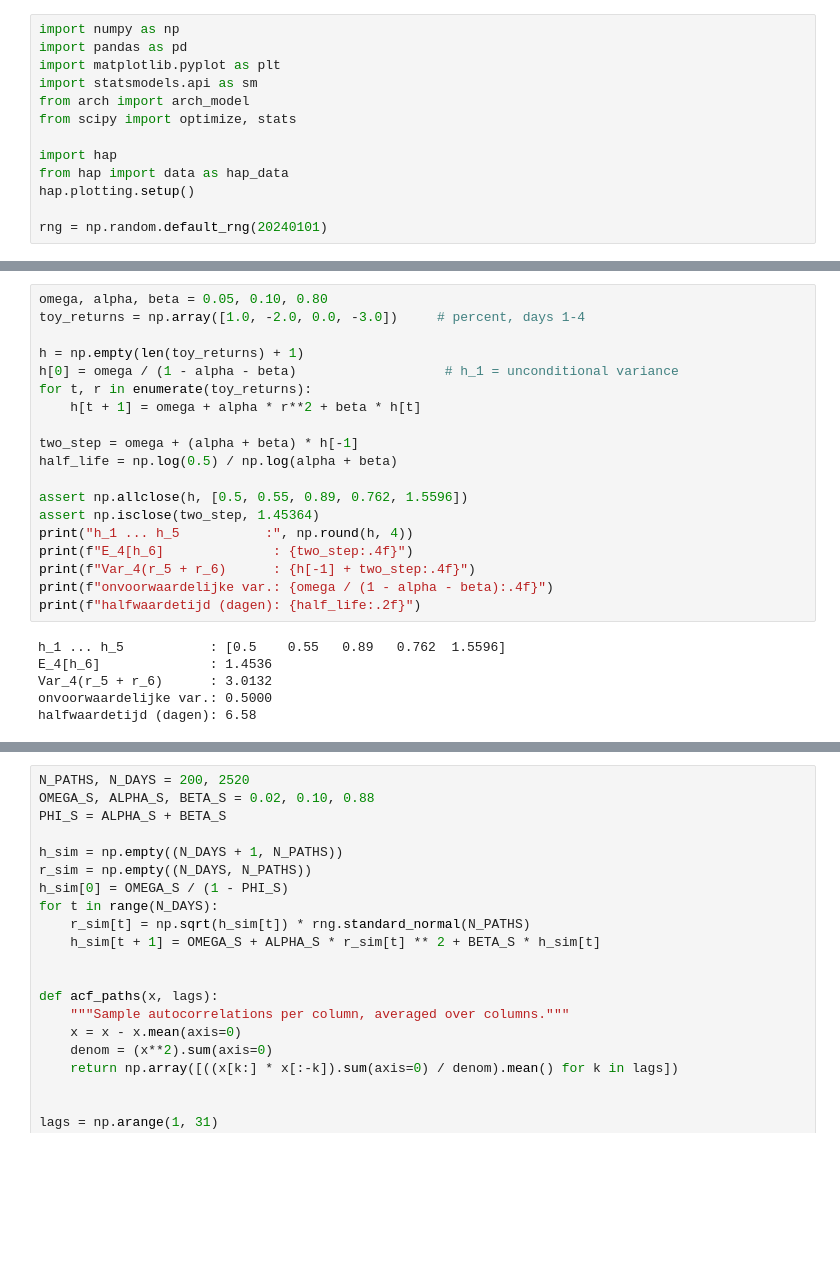
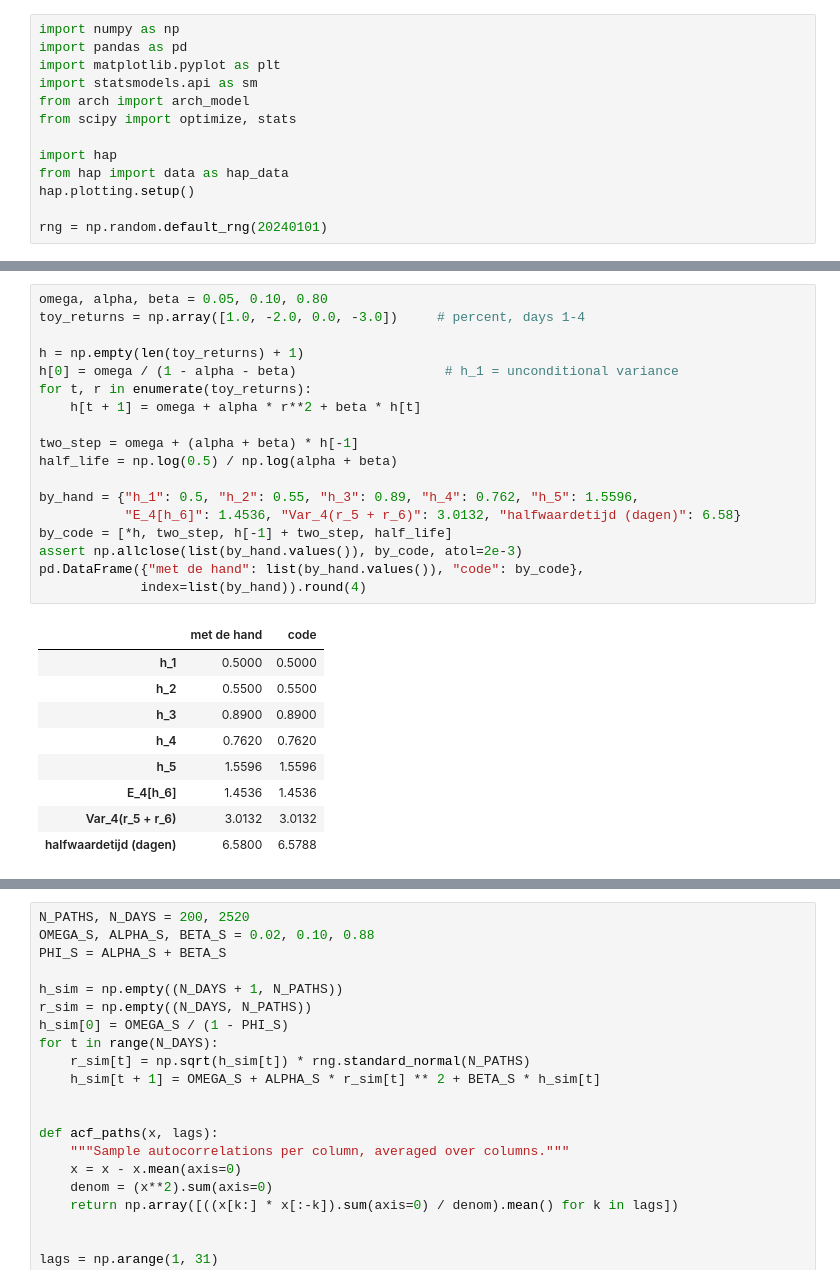
Before and after one commit to MaartenN14/history-asset-pricing, a Jupyter notebook: lectures/04_21_volatiliteit.ipynb, the cells around one changed output, grey strips where cells are left out. Saved outputs shown, nothing was run; the diff lists cells and outputs as text; blank space fills up the shorter version.

```diff
--- a/lectures/04_21_volatiliteit.ipynb
+++ b/lectures/04_21_volatiliteit.ipynb
@@ -162,26 +142,29 @@ voorspelde variantie ten opzichte van het lange-termijnniveau.
 # %%
 omega, alpha, beta = 0.05, 0.10, 0.80
 toy_returns = np.array([1.0, -2.0, 0.0, -3.0])     # percent, days 1-4
 
 h = np.empty(len(toy_returns) + 1)
 h[0] = omega / (1 - alpha - beta)                   # h_1 = unconditional variance
 for t, r in enumerate(toy_returns):
     h[t + 1] = omega + alpha * r**2 + beta * h[t]
 
 two_step = omega + (alpha + beta) * h[-1]
 half_life = np.log(0.5) / np.log(alpha + beta)
 
-assert np.allclose(h, [0.5, 0.55, 0.89, 0.762, 1.5596])
-assert np.isclose(two_step, 1.45364)
-print("h_1 ... h_5           :", np.round(h, 4))
-print(f"E_4[h_6]              : {two_step:.4f}")
-print(f"Var_4(r_5 + r_6)      : {h[-1] + two_step:.4f}")
-print(f"onvoorwaardelijke var.: {omega / (1 - alpha - beta):.4f}")
-print(f"halfwaardetijd (dagen): {half_life:.2f}")
+by_hand = {"h_1": 0.5, "h_2": 0.55, "h_3": 0.89, "h_4": 0.762, "h_5": 1.5596,
+           "E_4[h_6]": 1.4536, "Var_4(r_5 + r_6)": 3.0132, "halfwaardetijd (dagen)": 6.58}
+by_code = [*h, two_step, h[-1] + two_step, half_life]
+assert np.allclose(list(by_hand.values()), by_code, atol=2e-3)
+pd.DataFrame({"met de hand": list(by_hand.values()), "code": by_code},
+             index=list(by_hand)).round(4)
 # %% [output]
-h_1 ... h_5           : [0.5    0.55   0.89   0.762  1.5596]
-E_4[h_6]              : 1.4536
-Var_4(r_5 + r_6)      : 3.0132
-onvoorwaardelijke var.: 0.5000
-halfwaardetijd (dagen): 6.58
+|  | met de hand | code |
+| h_1 | 0.5000 | 0.5000 |
+| h_2 | 0.5500 | 0.5500 |
+| h_3 | 0.8900 | 0.8900 |
+| h_4 | 0.7620 | 0.7620 |
+| h_5 | 1.5596 | 1.5596 |
+| E_4[h_6] | 1.4536 | 1.4536 |
+| Var_4(r_5 + r_6) | 3.0132 | 3.0132 |
+| halfwaardetijd (dagen) | 6.5800 | 6.5788 |
 # %% [markdown]
```
Also changed, not shown: parts of 36 cells of this notebook, 5 other files.
